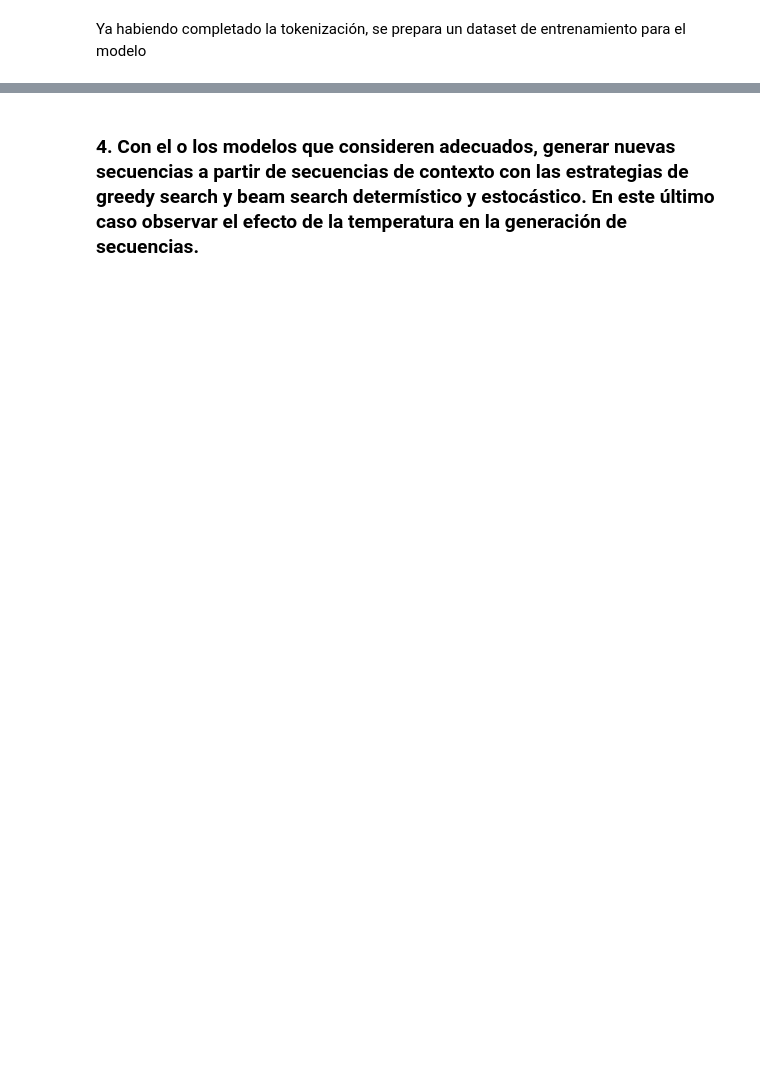
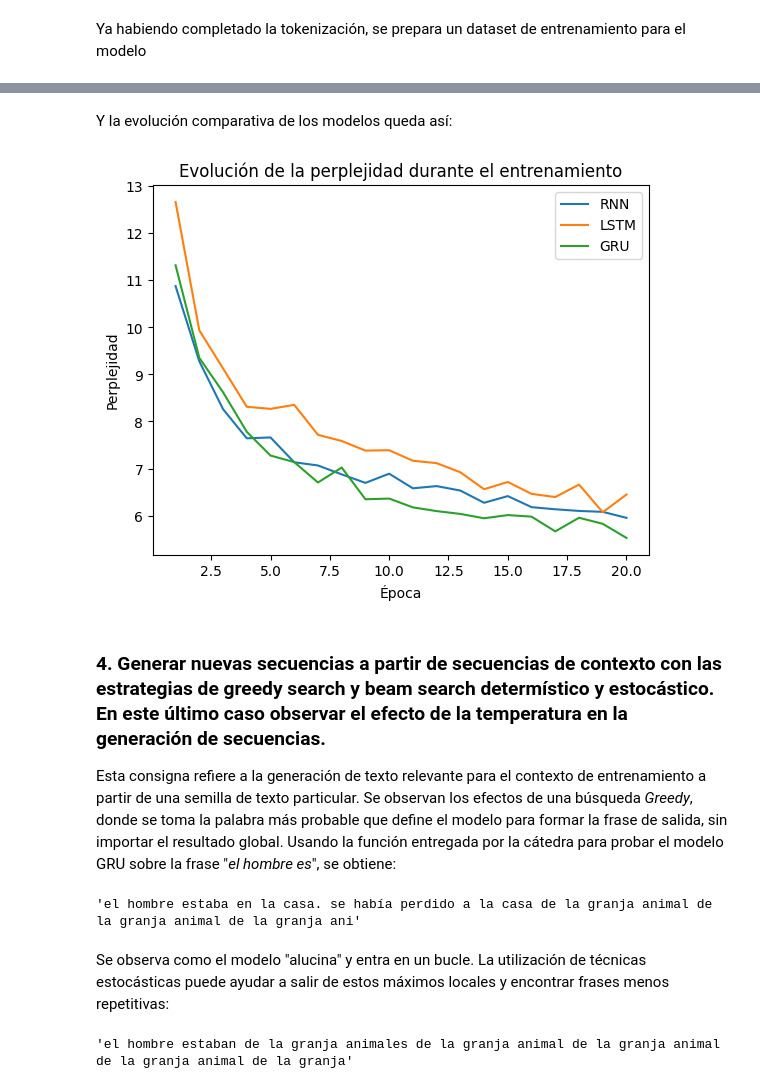
Before and after one commit to Jugarov/NLP_Practice, a Jupyter notebook: Resoluciones/Resolucion_Desafio_3.ipynb, the cells around one changed output, grey strips where cells are left out. Saved outputs shown, nothing was run; the diff lists cells and outputs as text; code cells hidden in the pictures; blank space fills up the shorter version.

```diff
--- a/Resoluciones/Resolucion_Desafio_3.ipynb
+++ b/Resoluciones/Resolucion_Desafio_3.ipynb
@@ -195,0 +250,5 @@ MemoryError: Unable to allocate 2.31 MiB for an array with shape (12094, 50) and
+# %%
+LSTM_history_ppl = []
+with tf.device("/GPU:0"):
+  LSTM_model = create_architecture('LSTM')
+  hist = LSTM_model.fit(X, y, epochs=20, callbacks=[PplCallback(tokenized_sentences_val, LSTM_history_ppl, "LSTM_model")], batch_size=1024)
@@ -195,0 +288,5 @@ MemoryError: Unable to allocate 2.31 MiB for an array with shape (12094, 50) and
+# %%
+GRU_history_ppl = []
+with tf.device("/GPU:0"):
+  GRU_model = create_architecture('GRU')
+  hist = GRU_model.fit(X, y, epochs=20, callbacks=[PplCallback(tokenized_sentences_val, GRU_history_ppl, "GRU_model")], batch_size=1024)
@@ -196,13 +326,23 @@ MemoryError: Unable to allocate 2.31 MiB for an array with shape (12094, 50) and
+# %% [markdown]
+Y la evolución comparativa de los modelos queda así:
 # %%
-import matplotlib.pyplot as plt
-import seaborn as sns
+# Rango de epochs
+epoch_count = range(1, len(RNN_history_ppl) + 1)
 
-# Entrenamiento
-epoch_count = range(1, len(history_ppl) + 1)
-sns.lineplot(x=epoch_count,  y=history_ppl)
+# Graficar cada curva
+sns.lineplot(x=epoch_count, y=RNN_history_ppl, label="RNN")
+sns.lineplot(x=epoch_count, y=LSTM_history_ppl, label="LSTM")
+sns.lineplot(x=epoch_count, y=GRU_history_ppl, label="GRU")
+
+# Títulos y etiquetas
+plt.xlabel("Época")
+plt.ylabel("Perplejidad")
+plt.title("Evolución de la perplejidad durante el entrenamiento")
+plt.legend()
 plt.show()
-
-# Cargamos el mejor modelo guardado del entrenamiento para hacer inferencia
-model = keras.models.load_model('my_model.keras')
+# %% [output]
+[figure, added]
 # %% [markdown]
-### 4. Con el o los modelos que consideren adecuados, generar nuevas secuencias a partir de secuencias de contexto con las estrategias de greedy search y beam search determístico y estocástico. En este último caso observar el efecto de la temperatura en la generación de secuencias.
+### 4. Generar nuevas secuencias a partir de secuencias de contexto con las estrategias de greedy search y beam search determístico y estocástico. En este último caso observar el efecto de la temperatura en la generación de secuencias.
+
+Esta consigna refiere a la generación de texto relevante para el contexto de entrenamiento a partir de una semilla de texto particular. Se observan los efectos de una búsqueda *Greedy*, donde se toma la palabra más probable que define el modelo para formar la frase de salida, sin importar el resultado global. Usando la función entregada por la cátedra para probar el modelo GRU sobre la frase "*el hombre es*", se obtiene:
@@ -266,12 +378,16 @@ def generate_seq(model, seed_text, max_length, n_words):
         output_text += out_word
     return output_text
 
-input_text='el dragón renacido'
-
-generate_seq(model, input_text, max_length=max_context_size, n_words=30)
+input_text='el hombre es'
+generate_seq(GRU_model, input_text, max_length=max_context_size, n_words=100)
+# %% [output]
+'el hombre estaba en la casa. se había perdido a la casa de la granja animal de la granja animal de la granja ani'
+# %% [markdown]
+Se observa como el modelo "alucina" y entra en un bucle. La utilización de técnicas estocásticas puede ayudar a salir de estos máximos locales y encontrar frases menos repetitivas:
 # %%
+from scipy.special import softmax
+
 # funcionalidades para hacer encoding y decoding
-
 def encode(text,max_length=max_context_size):
 
     encoded = [char2idx[ch] for ch in text]
@@ -282,7 +398,6 @@ def encode(text,max_length=max_context_size):
 def decode(seq):
     return ''.join([idx2char[ch] for ch in seq])
 
-from scipy.special import softmax
 
 # función que selecciona candidatos para el beam search
 def select_candidates(pred,num_beams,vocab_size,history_probs,history_tokens,temp,mode):
@@ -364,7 +479,9 @@ def beam_search(model,num_beams,num_words,input,temp=1,mode='det'):
     return history_tokens[:,-(len(input)+num_words):]
 
 # predicción con beam search
-salidas = beam_search(model,num_beams=10,num_words=20,input="el dragon renacido")
+salidas = beam_search(GRU_model, num_beams=10, num_words=100, input='el hombre es')
 salidas[0]
 # veamos las salidas
 decode(salidas[0])
+# %% [output]
+'el hombre estaban de la granja animales de la granja animal de la granja animal de la granja animal de la granja'
```
Also changed, not shown: parts of 19 cells of this notebook, 5 other files.
